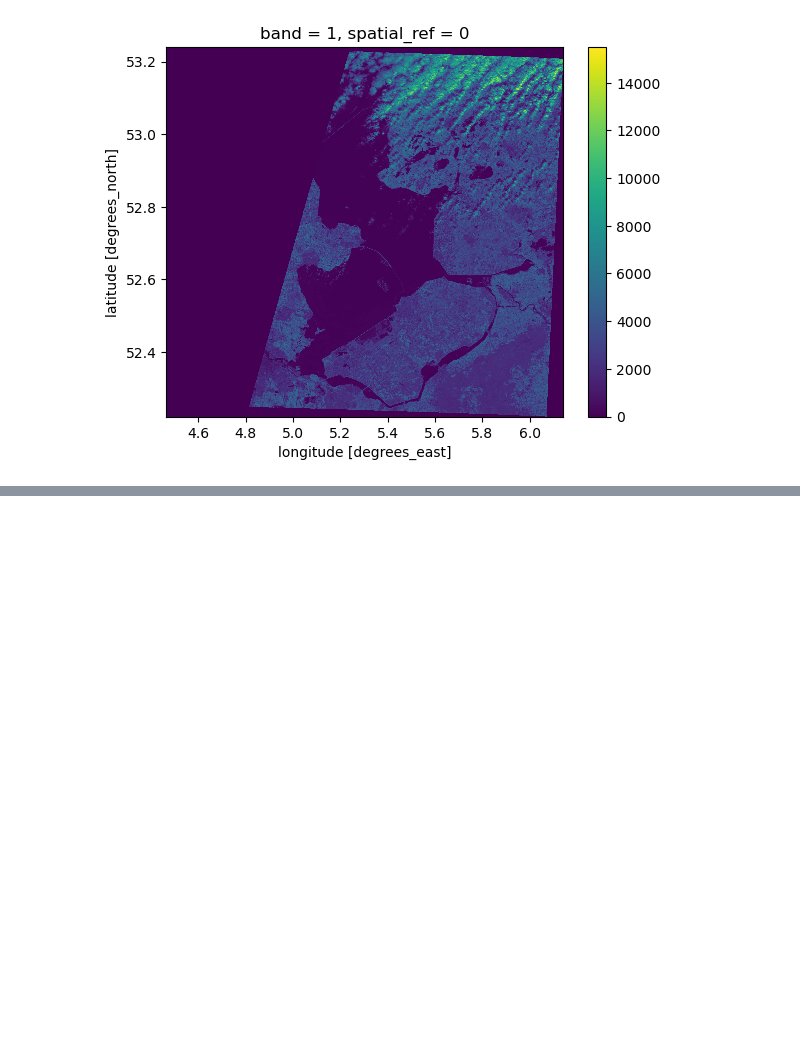
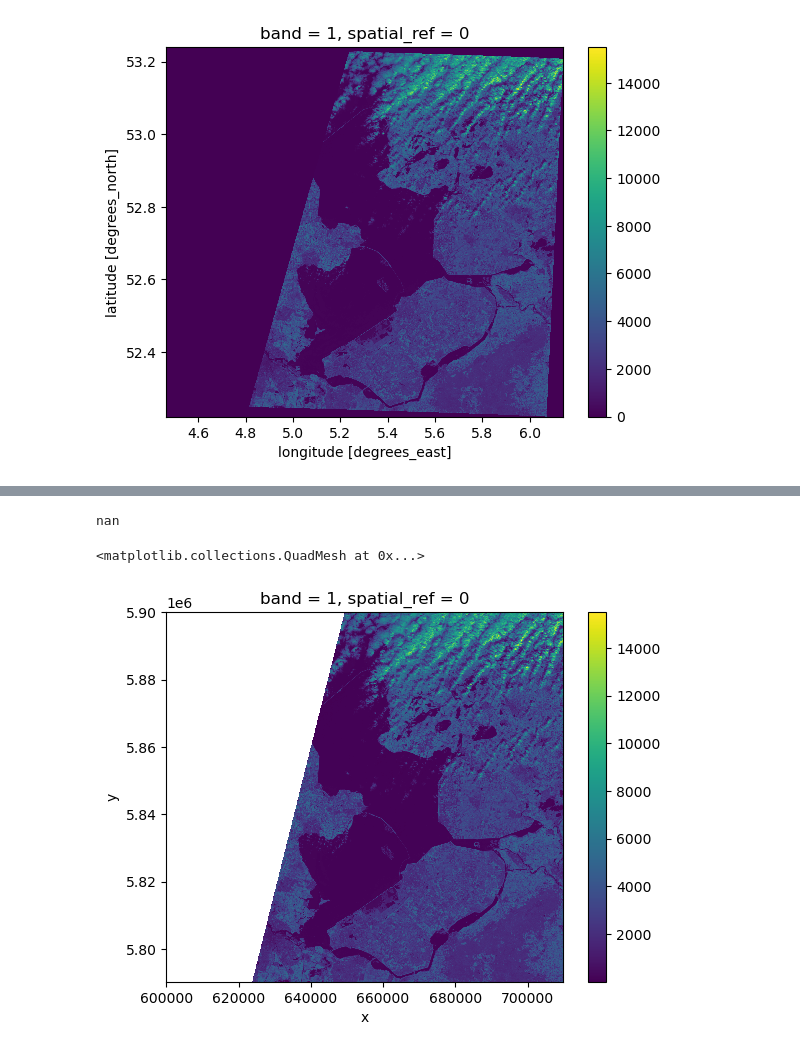
Before and after one commit to Pirouz-Nourian/geospatialpython, a Jupyter notebook: 02_raster_data.ipynb, the cells around one changed output, grey strips where cells are left out. Cells and saved outputs as stored; diff of their text form; code cells hidden in the pictures; blank space fills up the shorter version.

```diff
--- a/02_raster_data.ipynb
+++ b/02_raster_data.ipynb
@@ -102,0 +124,2 @@ b09_repr.plot()
+# %%
+b09_nodata = rioxarray.open_rasterio(b09_href, masked = True)
@@ -102,0 +137,9 @@ b09_repr.plot()
+# %%
+b09_nodata.values.mean()
+# %% [output]
+nan
+# %%
+b09_nodata.plot()
+# %% [output]
+<matplotlib.collections.QuadMesh at 0x...>
+[figure, added]
```
Also changed, not shown: parts of 3 cells of this notebook, 4 other files.
